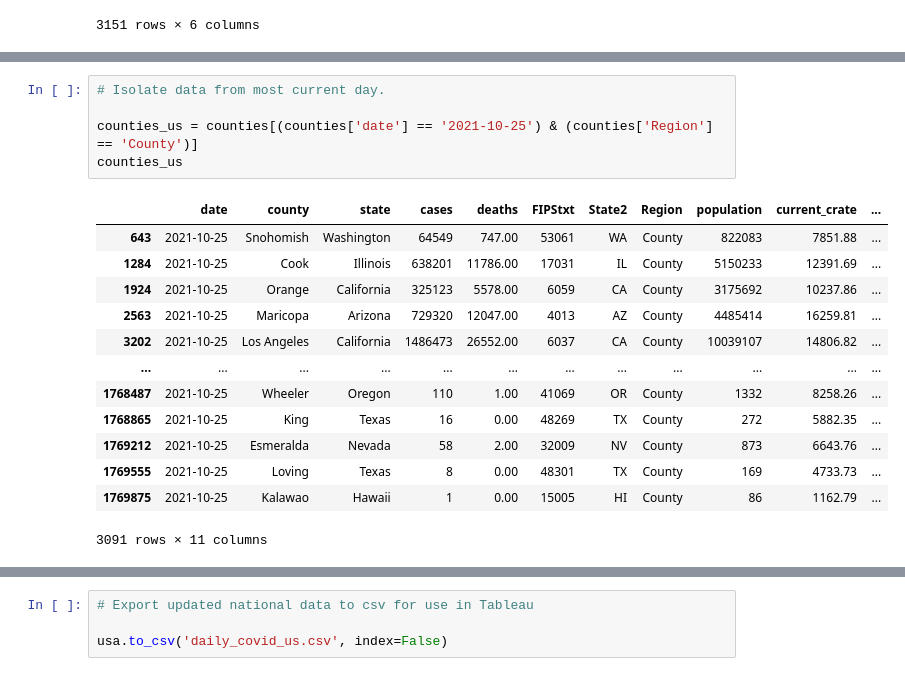
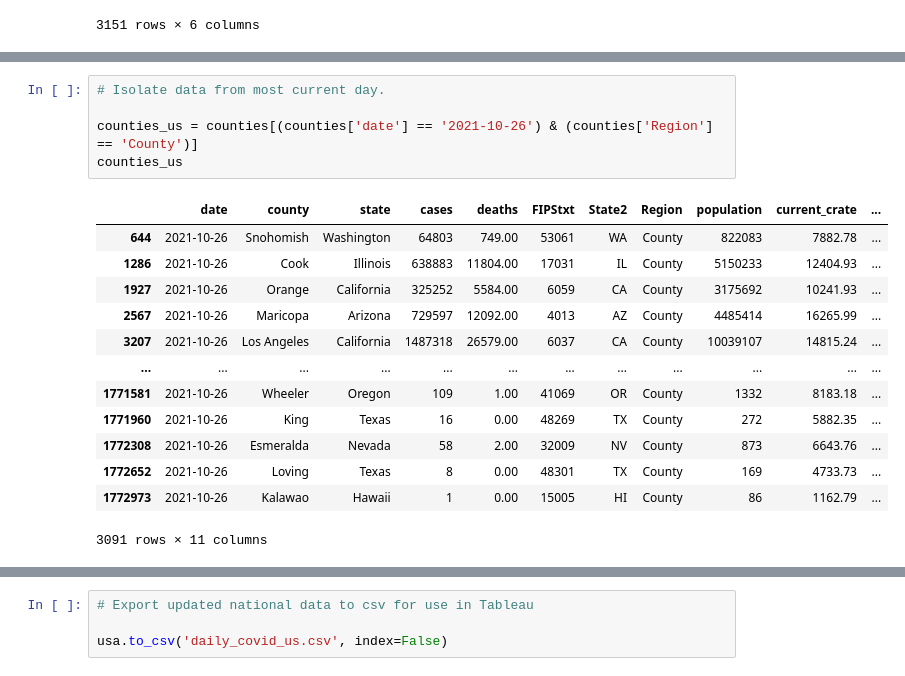
Before and after one commit to menlodoug/covid_crunching, a Jupyter notebook: pandas/COVID_USA.ipynb, the cells around one changed output, grey strips where cells are left out. Drawn from its saved outputs; the diff is of its cells as text.

```diff
--- a/pandas/COVID_USA.ipynb
+++ b/pandas/COVID_USA.ipynb
@@ -94,21 +94,21 @@ counties
 # %%
 # Isolate data from most current day.
 
-counties_us = counties[(counties['date'] == '2021-10-25') & (counties['Region'] == 'County')]
+counties_us = counties[(counties['date'] == '2021-10-26') & (counties['Region'] == 'County')]
 counties_us
 # %% [output]
 |  | date | county | state | cases | deaths | FIPStxt | State2 | Region | population | current_crate | ... |
-| 643 | 2021-10-25 | Snohomish | Washington | 64549 | 747.00 | 53061 | WA | County | 822083 | 7851.88 | ... |
-| 1284 | 2021-10-25 | Cook | Illinois | 638201 | 11786.00 | 17031 | IL | County | 5150233 | 12391.69 | ... |
-| 1924 | 2021-10-25 | Orange | California | 325123 | 5578.00 | 6059 | CA | County | 3175692 | 10237.86 | ... |
-| 2563 | 2021-10-25 | Maricopa | Arizona | 729320 | 12047.00 | 4013 | AZ | County | 4485414 | 16259.81 | ... |
-| 3202 | 2021-10-25 | Los Angeles | California | 1486473 | 26552.00 | 6037 | CA | County | 10039107 | 14806.82 | ... |
+| 644 | 2021-10-26 | Snohomish | Washington | 64803 | 749.00 | 53061 | WA | County | 822083 | 7882.78 | ... |
+| 1286 | 2021-10-26 | Cook | Illinois | 638883 | 11804.00 | 17031 | IL | County | 5150233 | 12404.93 | ... |
+| 1927 | 2021-10-26 | Orange | California | 325252 | 5584.00 | 6059 | CA | County | 3175692 | 10241.93 | ... |
+| 2567 | 2021-10-26 | Maricopa | Arizona | 729597 | 12092.00 | 4013 | AZ | County | 4485414 | 16265.99 | ... |
+| 3207 | 2021-10-26 | Los Angeles | California | 1487318 | 26579.00 | 6037 | CA | County | 10039107 | 14815.24 | ... |
 | ... | ... | ... | ... | ... | ... | ... | ... | ... | ... | ... | ... |
-| 1768487 | 2021-10-25 | Wheeler | Oregon | 110 | 1.00 | 41069 | OR | County | 1332 | 8258.26 | ... |
-| 1768865 | 2021-10-25 | King | Texas | 16 | 0.00 | 48269 | TX | County | 272 | 5882.35 | ... |
-| 1769212 | 2021-10-25 | Esmeralda | Nevada | 58 | 2.00 | 32009 | NV | County | 873 | 6643.76 | ... |
-| 1769555 | 2021-10-25 | Loving | Texas | 8 | 0.00 | 48301 | TX | County | 169 | 4733.73 | ... |
-| 1769875 | 2021-10-25 | Kalawao | Hawaii | 1 | 0.00 | 15005 | HI | County | 86 | 1162.79 | ... |
+| 1771581 | 2021-10-26 | Wheeler | Oregon | 109 | 1.00 | 41069 | OR | County | 1332 | 8183.18 | ... |
+| 1771960 | 2021-10-26 | King | Texas | 16 | 0.00 | 48269 | TX | County | 272 | 5882.35 | ... |
+| 1772308 | 2021-10-26 | Esmeralda | Nevada | 58 | 2.00 | 32009 | NV | County | 873 | 6643.76 | ... |
+| 1772652 | 2021-10-26 | Loving | Texas | 8 | 0.00 | 48301 | TX | County | 169 | 4733.73 | ... |
+| 1772973 | 2021-10-26 | Kalawao | Hawaii | 1 | 0.00 | 15005 | HI | County | 86 | 1162.79 | ... |
 3091 rows × 11 columns
 # %%
 # Create up to date rates so rankings can be performed using the latest data.
```
Also changed, not shown: parts of 14 cells of this notebook, 44 other files.
